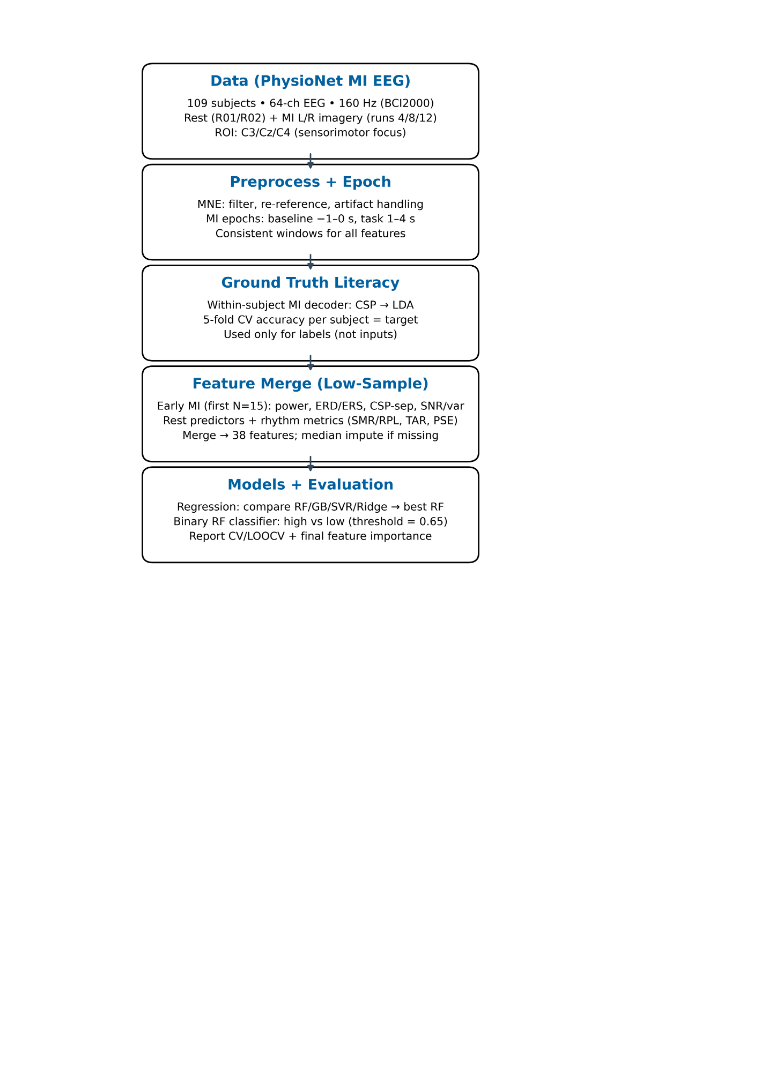
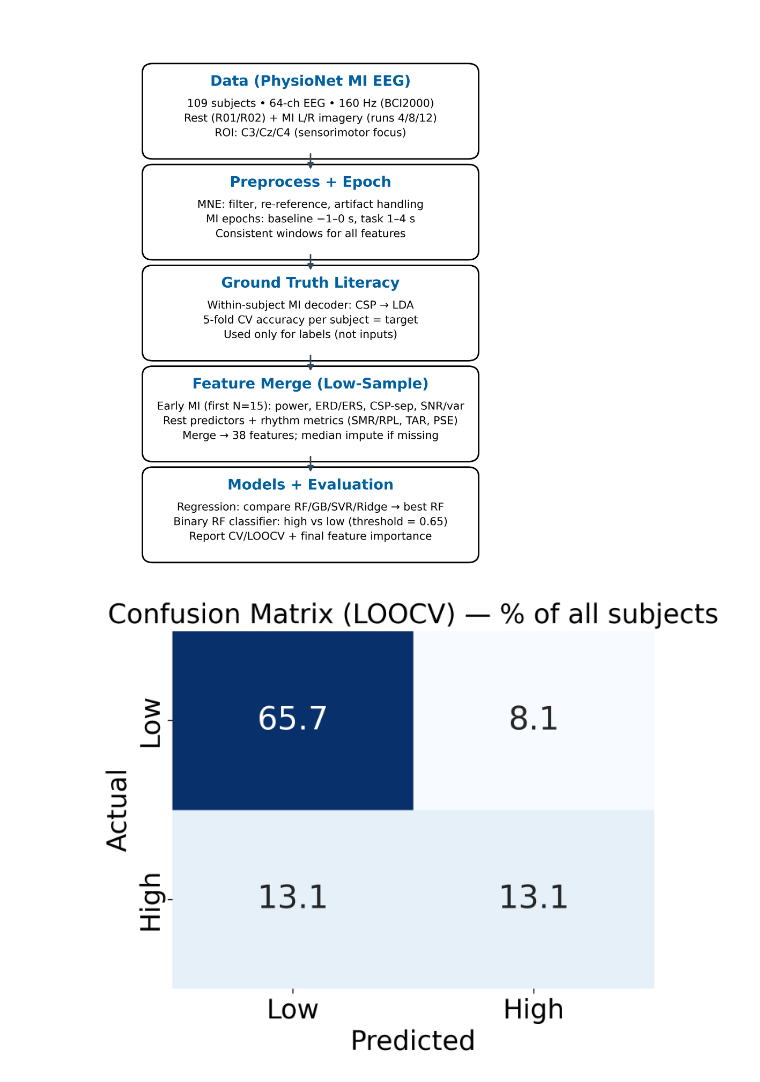
Before and after one commit to AL2024UCSD/EEG-Project, a Jupyter notebook: andrew_notebook_updated.ipynb, the cells around one changed output. Cells and saved outputs as stored; diff of their text form; code cells hidden in the pictures; blank space fills up the shorter version.

Commit message:
added some of shaheer's json files, made new visualizatiions

```diff
--- a/andrew_notebook_updated.ipynb
+++ b/andrew_notebook_updated.ipynb
@@ -1509,3 +1512,33 @@ def create_pipeline_diagram():
 create_pipeline_diagram()
 # %% [output]
 [figure]
+# %%
+import json
+import seaborn as sns
+
+with open("rf_classifier_metadata.json", "r") as f:
+    meta = json.load(f)
+
+cm = np.array(meta["confusion_matrix"], dtype=int)
+cm_pct = cm.astype(float) / cm.sum() * 100
+
+fig, ax = plt.subplots(figsize=(6, 5))
+sns.heatmap(
+    cm_pct,
+    annot=True,
+    fmt=".1f",
+    cmap="Blues",
+    xticklabels=["Low", "High"],
+    yticklabels=["Low", "High"],
+    ax=ax,
+    cbar=False,
+    annot_kws={"size": 24},
+)
+ax.set_xlabel("Predicted", fontsize=20)
+ax.set_ylabel("Actual", fontsize=20)
+ax.set_title("Confusion Matrix (LOOCV) — % of all subjects", fontsize=20)
+ax.tick_params(axis='both', labelsize=20)
+plt.tight_layout()
+plt.show()
+# %% [output]
+[figure, added]
```
Also changed, not shown: parts of 4 cells of this notebook, 6 other files.
